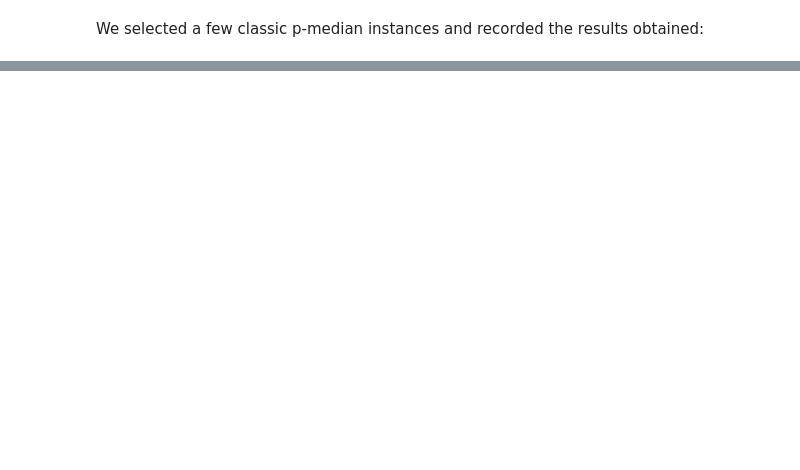
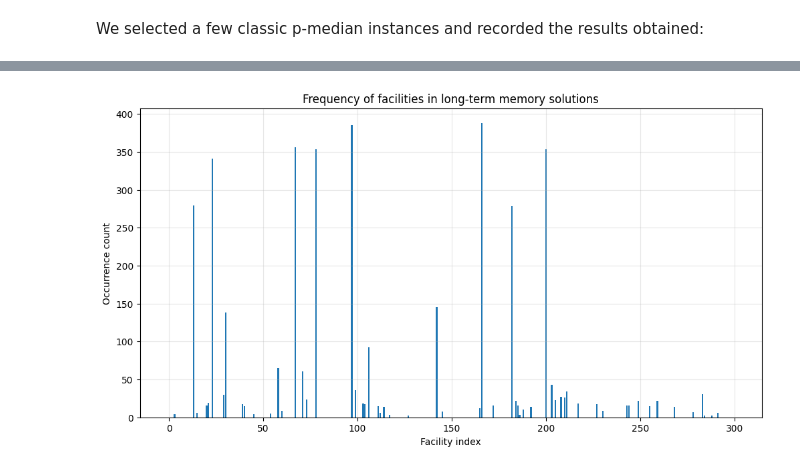
Before and after one commit to filipemedeiross/xopt, a Jupyter notebook: notebooks/1. Exploratory Analysis.ipynb, the cells around one changed output, grey strips where cells are left out. Saved outputs shown, nothing was run; the diff lists cells and outputs as text; code cells hidden in the pictures; blank space fills up the shorter version.

```diff
--- a/notebooks/1. Exploratory Analysis.ipynb
+++ b/notebooks/1. Exploratory Analysis.ipynb
@@ -164,0 +246,20 @@ plt.show()
+# %%
+facility_counts = np.zeros(summary['n'], dtype=int)
+
+for sol in details["long_term_memory"]:
+    for idx, facility in enumerate(sol["facilities"]):
+        if facility == 1:
+            facility_counts[idx] += 1
+
+plt.figure(figsize=(12, 6))
+
+plt.bar (range(summary['n']), facility_counts)
+plt.grid(True, alpha=0.3)
+
+plt.xlabel("Facility index"  )
+plt.ylabel("Occurrence count")
+plt.title ("Frequency of facilities in long-term memory solutions")
+
+plt.show()
+# %% [output]
+[figure, added]
```
Also changed, not shown: parts of 49 cells of this notebook.
